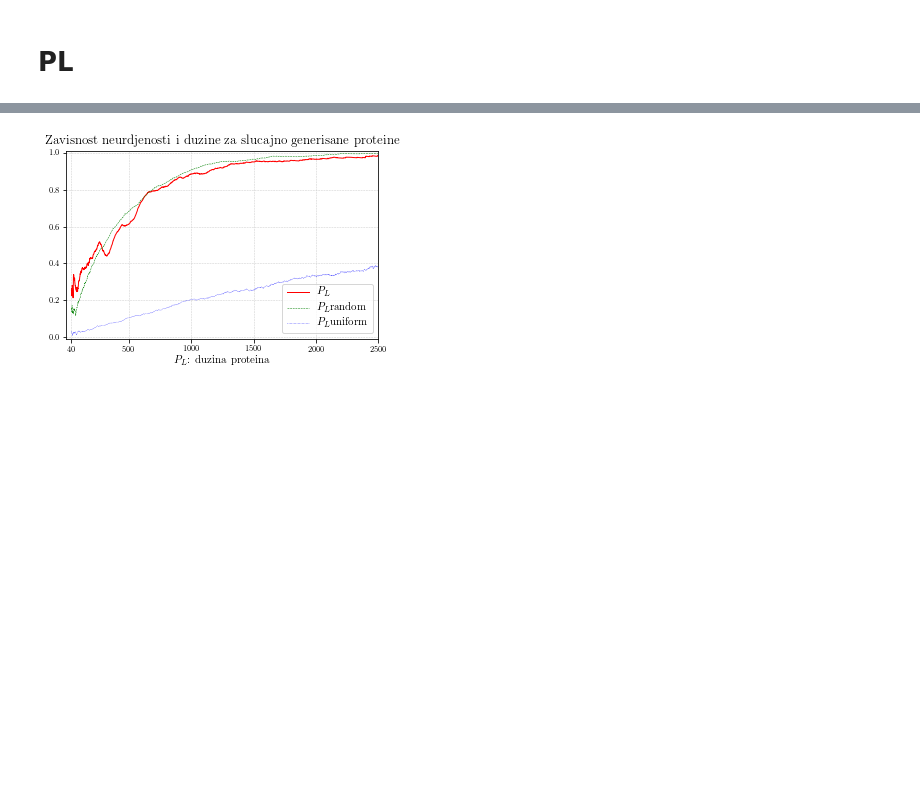
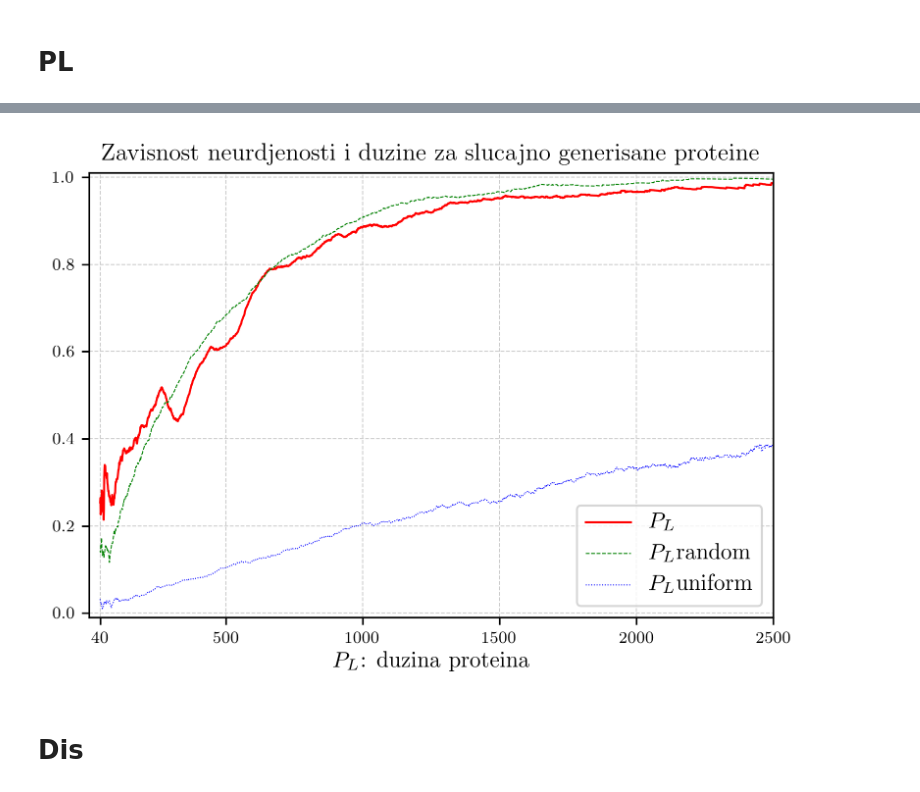
Before and after one commit to gvinterhalter/MASTER2, a Jupyter notebook: 2.1 PL.ipynb, the cells around one changed output, grey strips where cells are left out. Cells and saved outputs as stored; diff of their text form; code cells hidden in the pictures; blank space fills up the shorter version.

```diff
--- a/2.1 PL.ipynb
+++ b/2.1 PL.ipynb
@@ -71,25 +72,28 @@ plt.savefig('plots/PL_F.pdf')
 # %%
 fig, ax = plt.subplots()
+fig.set_dpi(300)
 
 xs = np.arange(40, 2500)
 ys = np.array([PL(x) for x in xs])
 ys_random = np.array([PL_random(x) for x in xs])
 ys_uniform = np.array([PL_uniform(x) for x in xs])
 
 plt.plot(xs, ys, 'r-', linewidth=1, label='$P_L$')
 plt.plot(xs, ys_random, 'g--', linewidth=0.5, label='$P_L$random')
 plt.plot(xs, ys_uniform, 'b:', linewidth=0.5, label='$P_L$uniform')
 
 #setFigSize(fig, 10)
 ax.set_ylim(-0.01, 1.01)
 ax.set_xlim(0, 2500)
 ax.set_xticks([40]+list(range(0, 2501, 500))[1:])
 
 ax.set_title('Zavisnost neurdjenosti i duzine za slucajno generisane proteine')
 ax.set_xlabel("$P_L$: duzina proteina")
 
 plt.legend(loc='lower right' )
 
 plt.savefig('plots/PL_F_cmp.pdf')
 # %% [output]
-[figure, old version]
+[figure, new version]
+# %% [markdown]
+# Dis
```
Also changed, not shown: parts of 11 cells of this notebook, 29 other files.
